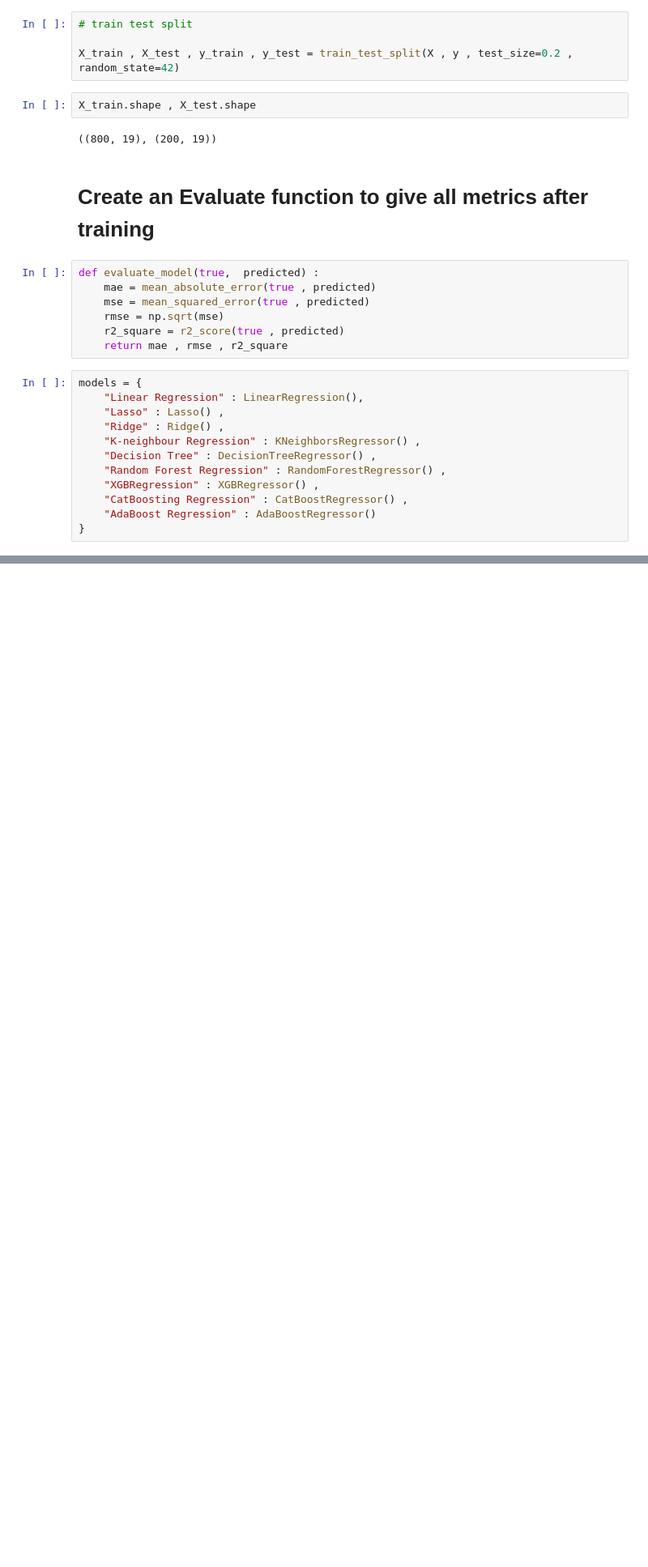
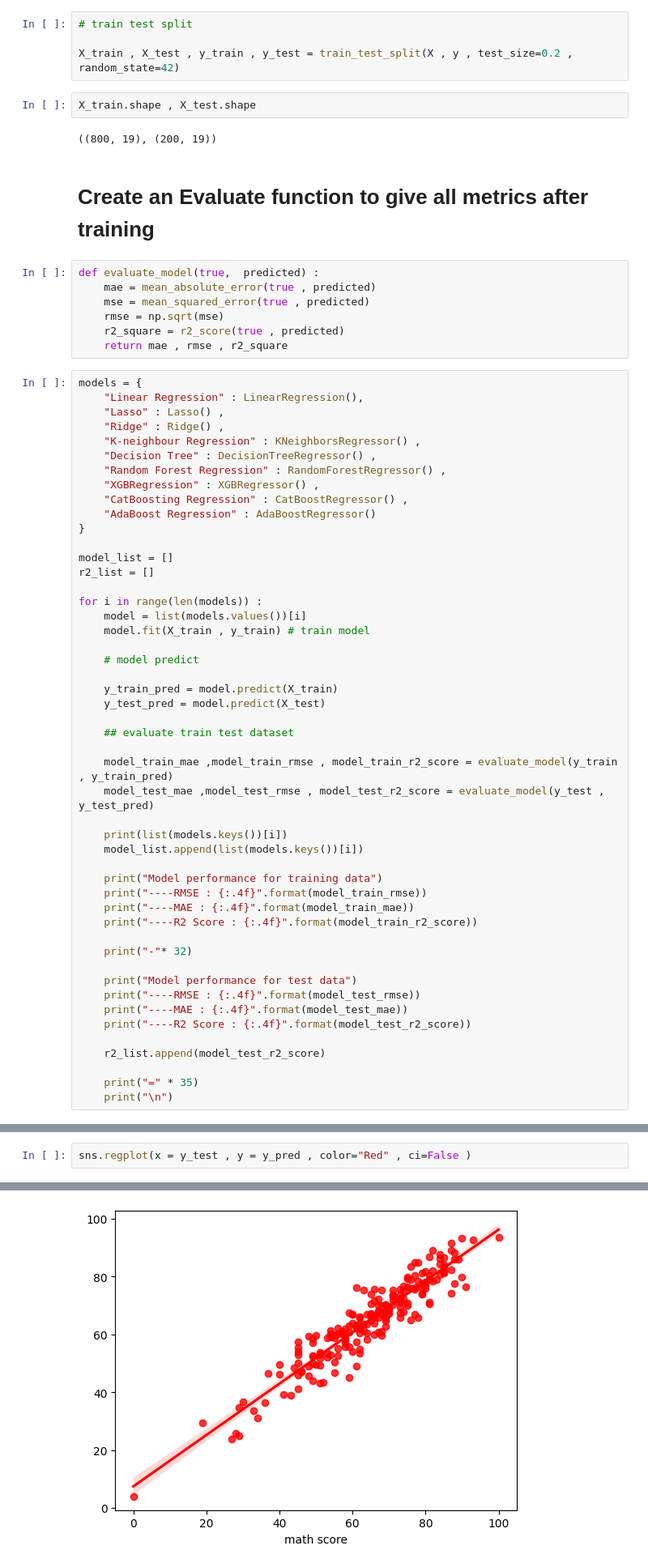
Before and after one commit to garvagrawal9084/ML-Project, a Jupyter notebook: notebook/ModelTraining.ipynb, the cells around one changed output, grey strips where cells are left out. Shown at 81% size. Cells and saved outputs as stored; diff of their text form; blank space fills up the shorter version.

Commit message:
Data Intestion complete

```diff
--- a/notebook/ModelTraining.ipynb
+++ b/notebook/ModelTraining.ipynb
@@ -83,3 +83,40 @@ models = {
     "CatBoosting Regression" : CatBoostRegressor() ,
     "AdaBoost Regression" : AdaBoostRegressor()
 }
+
+model_list = []
+r2_list = []
+
+for i in range(len(models)) :
+    model = list(models.values())[i]
+    model.fit(X_train , y_train) # train model
+
+    # model predict
+
+    y_train_pred = model.predict(X_train)
+    y_test_pred = model.predict(X_test)
+
+    ## evaluate train test dataset
+
+    model_train_mae ,model_train_rmse , model_train_r2_score = evaluate_model(y_train , y_train_pred)
+    model_test_mae ,model_test_rmse , model_test_r2_score = evaluate_model(y_test , y_test_pred)
+
+    print(list(models.keys())[i])
+    model_list.append(list(models.keys())[i])
+
+    print("Model performance for training data")
+    print("----RMSE : {:.4f}".format(model_train_rmse))
+    print("----MAE : {:.4f}".format(model_train_mae))
+    print("----R2 Score : {:.4f}".format(model_train_r2_score))
+
+    print("-"* 32)
+
+    print("Model performance for test data")
+    print("----RMSE : {:.4f}".format(model_test_rmse))
+    print("----MAE : {:.4f}".format(model_test_mae))
+    print("----R2 Score : {:.4f}".format(model_test_r2_score))
+
+    r2_list.append(model_test_r2_score)
+
+    print("=" * 35)
+    print("\n")
@@ -85,0 +181,3 @@ models = {
+# %%
+sns.regplot(x = y_test , y = y_pred , color="Red" , ci=False )
+# %% [output]
@@ -85,0 +185 @@ models = {
+[figure, added]
```
Also changed, not shown: parts of 6 cells of this notebook, 8 other files.
